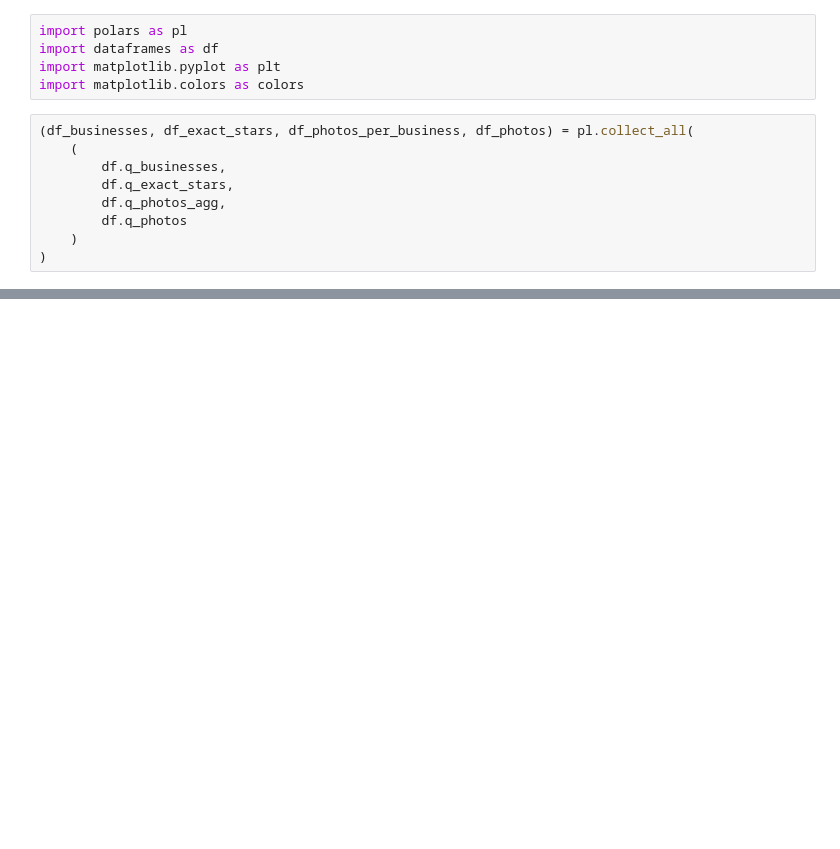
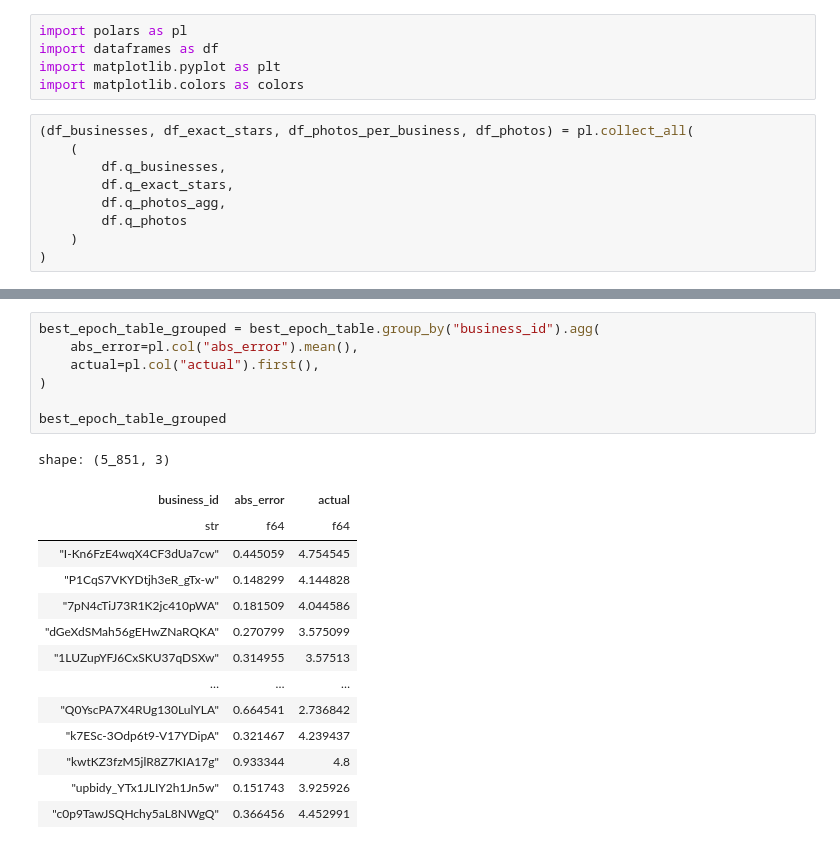
Before and after one commit to ascandone/yelp-prediction, a Jupyter notebook: predictions-analysis.ipynb, the cells around one changed output, grey strips where cells are left out. Saved outputs shown, nothing was run; the diff lists cells and outputs as text; blank space fills up the shorter version.

```diff
--- a/predictions-analysis.ipynb
+++ b/predictions-analysis.ipynb
@@ -154,0 +142,22 @@ shape: (33_799, 9)
+# %%
+best_epoch_table_grouped = best_epoch_table.group_by("business_id").agg(
+    abs_error=pl.col("abs_error").mean(),
+    actual=pl.col("actual").first(),
+)
+
+best_epoch_table_grouped
+# %% [output]
+shape: (5_851, 3)
+| business_id | abs_error | actual |
+| str | f64 | f64 |
+| "I-Kn6FzE4wqX4CF3dUa7cw" | 0.445059 | 4.754545 |
+| "P1CqS7VKYDtjh3eR_gTx-w" | 0.148299 | 4.144828 |
+| "7pN4cTiJ73R1K2jc410pWA" | 0.181509 | 4.044586 |
+| "dGeXdSMah56gEHwZNaRQKA" | 0.270799 | 3.575099 |
+| "1LUZupYFJ6CxSKU37qDSXw" | 0.314955 | 3.57513 |
+| … | … | … |
+| "Q0YscPA7X4RUg130LulYLA" | 0.664541 | 2.736842 |
+| "k7ESc-3Odp6t9-V17YDipA" | 0.321467 | 4.239437 |
+| "kwtKZ3fzM5jlR8Z7KIA17g" | 0.933344 | 4.8 |
+| "upbidy_YTx1JLIY2h1Jn5w" | 0.151743 | 3.925926 |
+| "c0p9TawJSQHchy5aL8NWgQ" | 0.366456 | 4.452991 |
```
Also changed, not shown: parts of 12 cells of this notebook.
